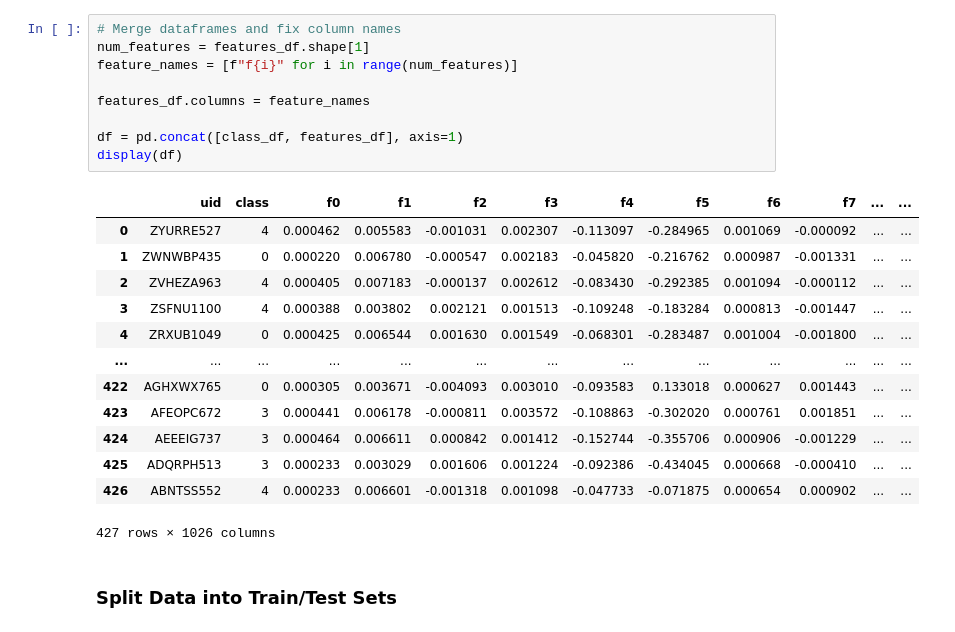
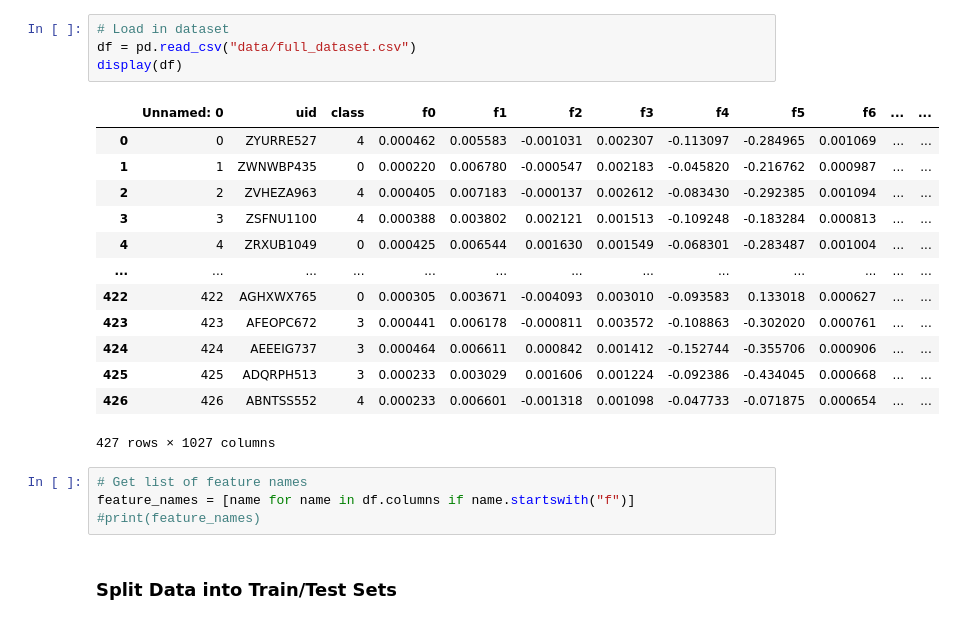
Before and after one commit to Junebuggi/Group9_SYSC5405, a Jupyter notebook: heather/model_training.ipynb, the cells around one changed output. Drawn from its saved outputs; the diff is of its cells as text.

```diff
--- a/heather/model_training.ipynb
+++ b/heather/model_training.ipynb
@@ -82,26 +48,25 @@ display(features_df)
-# %%
-# Merge dataframes and fix column names
-num_features = features_df.shape[1]
-feature_names = [f"f{i}" for i in range(num_features)]
-
-features_df.columns = feature_names
-
-df = pd.concat([class_df, features_df], axis=1)
-display(df)
-# %% [output]
-|  | uid | class | f0 | f1 | f2 | f3 | f4 | f5 | f6 | f7 | ... | ... |
-| 0 | ZYURRE527 | 4 | 0.000462 | 0.005583 | -0.001031 | 0.002307 | -0.113097 | -0.284965 | 0.001069 | -0.000092 | ... | ... |
-| 1 | ZWNWBP435 | 0 | 0.000220 | 0.006780 | -0.000547 | 0.002183 | -0.045820 | -0.216762 | 0.000987 | -0.001331 | ... | ... |
-| 2 | ZVHEZA963 | 4 | 0.000405 | 0.007183 | -0.000137 | 0.002612 | -0.083430 | -0.292385 | 0.001094 | -0.000112 | ... | ... |
-| 3 | ZSFNU1100 | 4 | 0.000388 | 0.003802 | 0.002121 | 0.001513 | -0.109248 | -0.183284 | 0.000813 | -0.001447 | ... | ... |
-| 4 | ZRXUB1049 | 0 | 0.000425 | 0.006544 | 0.001630 | 0.001549 | -0.068301 | -0.283487 | 0.001004 | -0.001800 | ... | ... |
-| ... | ... | ... | ... | ... | ... | ... | ... | ... | ... | ... | ... | ... |
-| 422 | AGHXWX765 | 0 | 0.000305 | 0.003671 | -0.004093 | 0.003010 | -0.093583 | 0.133018 | 0.000627 | 0.001443 | ... | ... |
-| 423 | AFEOPC672 | 3 | 0.000441 | 0.006178 | -0.000811 | 0.003572 | -0.108863 | -0.302020 | 0.000761 | 0.001851 | ... | ... |
-| 424 | AEEEIG737 | 3 | 0.000464 | 0.006611 | 0.000842 | 0.001412 | -0.152744 | -0.355706 | 0.000906 | -0.001229 | ... | ... |
-| 425 | ADQRPH513 | 3 | 0.000233 | 0.003029 | 0.001606 | 0.001224 | -0.092386 | -0.434045 | 0.000668 | -0.000410 | ... | ... |
-| 426 | ABNTSS552 | 4 | 0.000233 | 0.006601 | -0.001318 | 0.001098 | -0.047733 | -0.071875 | 0.000654 | 0.000902 | ... | ... |
-427 rows × 1026 columns
+# %%
+# Load in dataset
+df = pd.read_csv("data/full_dataset.csv")
+display(df)
+# %% [output]
+|  | Unnamed: 0 | uid | class | f0 | f1 | f2 | f3 | f4 | f5 | f6 | ... | ... |
+| 0 | 0 | ZYURRE527 | 4 | 0.000462 | 0.005583 | -0.001031 | 0.002307 | -0.113097 | -0.284965 | 0.001069 | ... | ... |
+| 1 | 1 | ZWNWBP435 | 0 | 0.000220 | 0.006780 | -0.000547 | 0.002183 | -0.045820 | -0.216762 | 0.000987 | ... | ... |
+| 2 | 2 | ZVHEZA963 | 4 | 0.000405 | 0.007183 | -0.000137 | 0.002612 | -0.083430 | -0.292385 | 0.001094 | ... | ... |
+| 3 | 3 | ZSFNU1100 | 4 | 0.000388 | 0.003802 | 0.002121 | 0.001513 | -0.109248 | -0.183284 | 0.000813 | ... | ... |
+| 4 | 4 | ZRXUB1049 | 0 | 0.000425 | 0.006544 | 0.001630 | 0.001549 | -0.068301 | -0.283487 | 0.001004 | ... | ... |
+| ... | ... | ... | ... | ... | ... | ... | ... | ... | ... | ... | ... | ... |
+| 422 | 422 | AGHXWX765 | 0 | 0.000305 | 0.003671 | -0.004093 | 0.003010 | -0.093583 | 0.133018 | 0.000627 | ... | ... |
+| 423 | 423 | AFEOPC672 | 3 | 0.000441 | 0.006178 | -0.000811 | 0.003572 | -0.108863 | -0.302020 | 0.000761 | ... | ... |
+| 424 | 424 | AEEEIG737 | 3 | 0.000464 | 0.006611 | 0.000842 | 0.001412 | -0.152744 | -0.355706 | 0.000906 | ... | ... |
+| 425 | 425 | ADQRPH513 | 3 | 0.000233 | 0.003029 | 0.001606 | 0.001224 | -0.092386 | -0.434045 | 0.000668 | ... | ... |
+| 426 | 426 | ABNTSS552 | 4 | 0.000233 | 0.006601 | -0.001318 | 0.001098 | -0.047733 | -0.071875 | 0.000654 | ... | ... |
+427 rows × 1027 columns
+# %%
+# Get list of feature names
+feature_names = [name for name in df.columns if name.startswith("f")]
+#print(feature_names)
 # %% [markdown]
 ### Split Data into Train/Test Sets
 # %%
```
Also changed, not shown: parts of 29 cells of this notebook.
